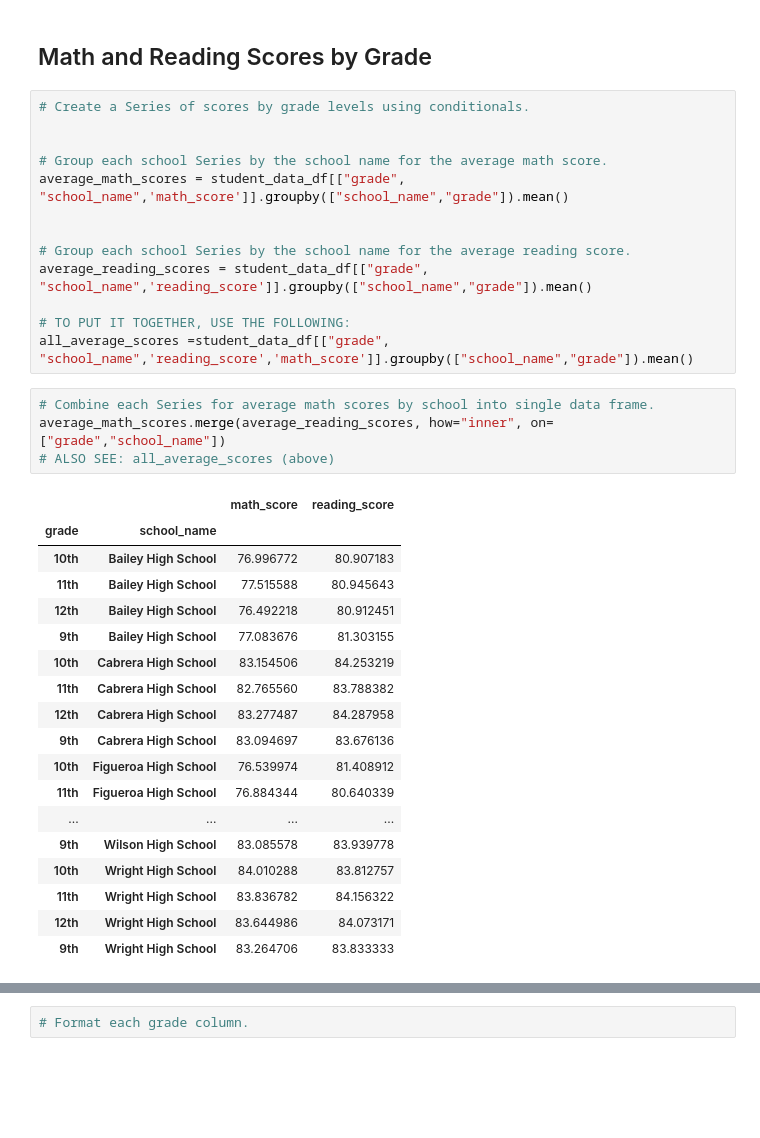
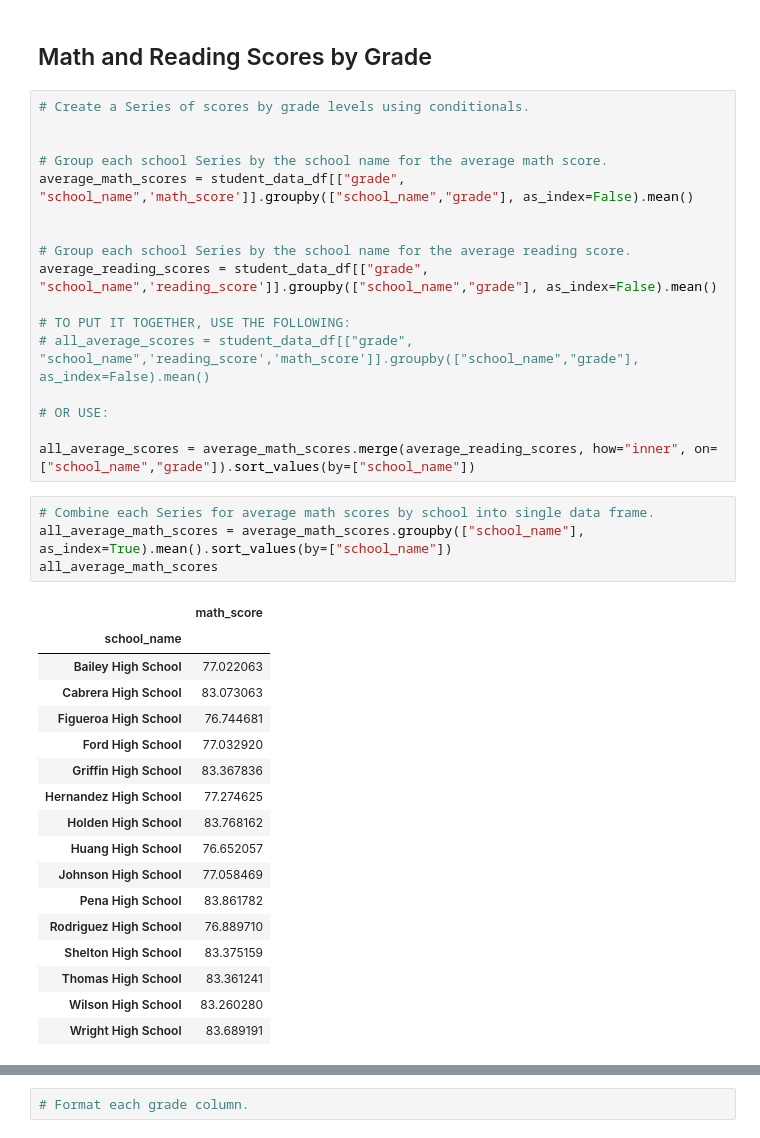
Before and after one commit to apiispanen/School_District_Analysis, a Jupyter notebook: PyCitySchools_Challenge_testing.ipynb, the cells around one changed output, grey strips where cells are left out. Drawn from its saved outputs; the diff is of its cells as text; blank space fills up the shorter version.

```diff
--- a/PyCitySchools_Challenge_testing.ipynb
+++ b/PyCitySchools_Challenge_testing.ipynb
@@ -392,36 +392,39 @@ per_school_summary_df.sort_values(by="% Overall Passing",ascending=True).head(5)
 
 
 # Group each school Series by the school name for the average math score.
-average_math_scores = student_data_df[["grade", "school_name",'math_score']].groupby(["school_name","grade"]).mean()
+average_math_scores = student_data_df[["grade", "school_name",'math_score']].groupby(["school_name","grade"], as_index=False).mean()
 
 
 # Group each school Series by the school name for the average reading score.
-average_reading_scores = student_data_df[["grade", "school_name",'reading_score']].groupby(["school_name","grade"]).mean()
+average_reading_scores = student_data_df[["grade", "school_name",'reading_score']].groupby(["school_name","grade"], as_index=False).mean()
 
 # TO PUT IT TOGETHER, USE THE FOLLOWING:
-all_average_scores =student_data_df[["grade", "school_name",'reading_score','math_score']].groupby(["school_name","grade"]).mean()
+# all_average_scores = student_data_df[["grade", "school_name",'reading_score','math_score']].groupby(["school_name","grade"], as_index=False).mean()
+
+# OR USE:
+
+all_average_scores = average_math_scores.merge(average_reading_scores, how="inner", on=["school_name","grade"]).sort_values(by=["school_name"])
 # %%
 # Combine each Series for average math scores by school into single data frame.
-average_math_scores.merge(average_reading_scores, how="inner", on=["grade","school_name"])
-# ALSO SEE: all_average_scores (above)
+all_average_math_scores = average_math_scores.groupby(["school_name"], as_index=True).mean().sort_values(by=["school_name"])
+all_average_math_scores
 # %% [output]
-|  |  | math_score | reading_score |
-| grade | school_name |  |  |
-| 10th | Bailey High School | 76.996772 | 80.907183 |
-| 11th | Bailey High School | 77.515588 | 80.945643 |
-| 12th | Bailey High School | 76.492218 | 80.912451 |
-| 9th | Bailey High School | 77.083676 | 81.303155 |
-| 10th | Cabrera High School | 83.154506 | 84.253219 |
-| 11th | Cabrera High School | 82.765560 | 83.788382 |
-| 12th | Cabrera High School | 83.277487 | 84.287958 |
-| 9th | Cabrera High School | 83.094697 | 83.676136 |
-| 10th | Figueroa High School | 76.539974 | 81.408912 |
-| 11th | Figueroa High School | 76.884344 | 80.640339 |
-| ... | ... | ... | ... |
-| 9th | Wilson High School | 83.085578 | 83.939778 |
-| 10th | Wright High School | 84.010288 | 83.812757 |
-| 11th | Wright High School | 83.836782 | 84.156322 |
-| 12th | Wright High School | 83.644986 | 84.073171 |
-| 9th | Wright High School | 83.264706 | 83.833333 |
+|  | math_score |
+| school_name |  |
+| Bailey High School | 77.022063 |
+| Cabrera High School | 83.073063 |
+| Figueroa High School | 76.744681 |
+| Ford High School | 77.032920 |
+| Griffin High School | 83.367836 |
+| Hernandez High School | 77.274625 |
+| Holden High School | 83.768162 |
+| Huang High School | 76.652057 |
+| Johnson High School | 77.058469 |
+| Pena High School | 83.861782 |
+| Rodriguez High School | 76.889710 |
+| Shelton High School | 83.375159 |
+| Thomas High School | 83.361241 |
+| Wilson High School | 83.260280 |
+| Wright High School | 83.689191 |
 # %%
 # Combine each Series for average reading scores by school into single data frame.
```
Also changed, not shown: parts of 66 cells of this notebook.
